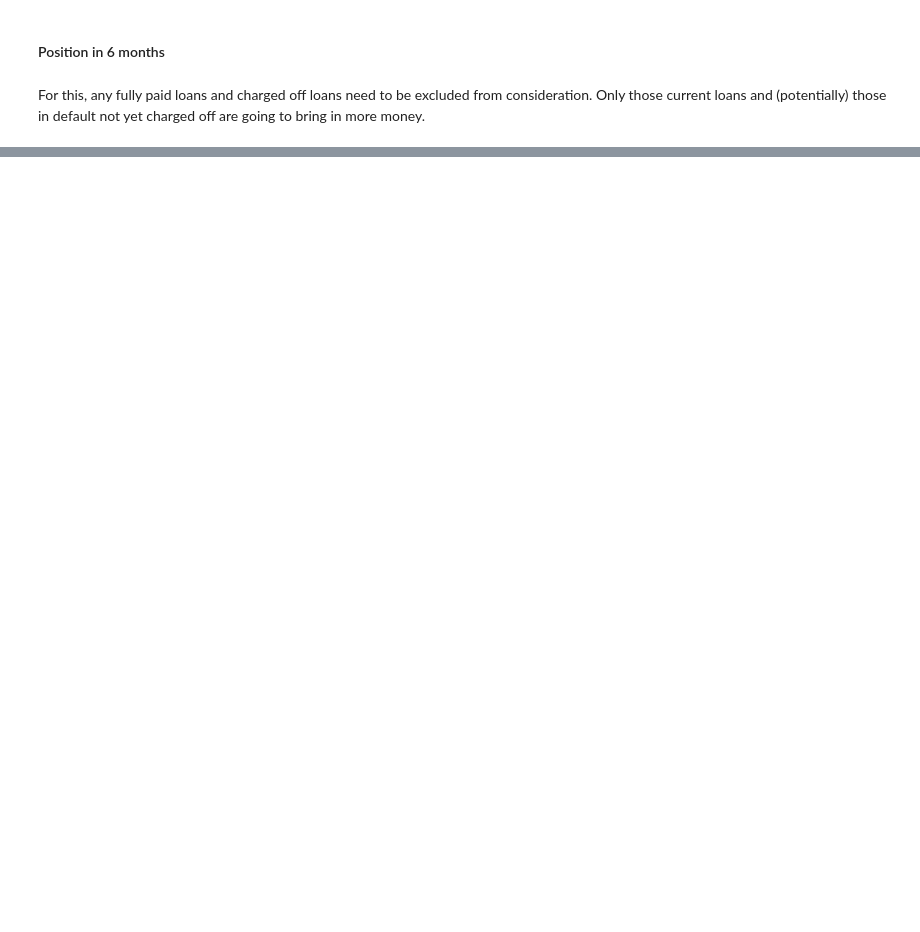
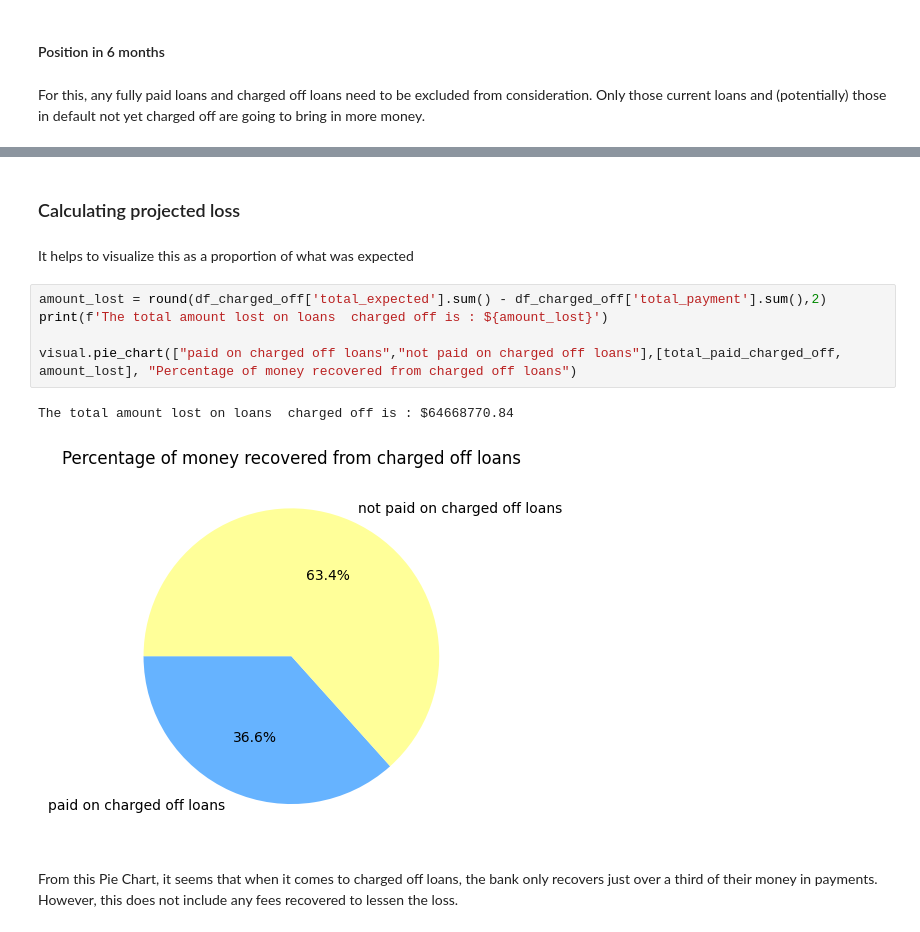
Before and after one commit to balany1/exploratory-data-analysis---customer-loans-in-finance152, a Jupyter notebook: analysis.ipynb, the cells around one changed output, grey strips where cells are left out. Saved outputs shown, nothing was run; the diff lists cells and outputs as text; blank space fills up the shorter version.

Commit message:
projected loss

```diff
--- a/analysis.ipynb
+++ b/analysis.ipynb
@@ -90,0 +199,14 @@ print(rows_to_consider)
+# %% [markdown]
+### Calculating projected loss
+# %% [markdown]
+It helps to visualize this as a proportion of what was expected
+# %%
+amount_lost = round(df_charged_off['total_expected'].sum() - df_charged_off['total_payment'].sum(),2)
+print(f'The total amount lost on loans  charged off is : ${amount_lost}')
+
+visual.pie_chart(["paid on charged off loans","not paid on charged off loans"],[total_paid_charged_off, amount_lost], "Percentage of money recovered from charged off loans")
+# %% [output]
+The total amount lost on loans  charged off is : $64668770.84
+[figure, added]
+# %% [markdown]
+From this Pie Chart, it seems that when it comes to charged off loans, the bank only recovers just over a third of their money in payments. However, this does not include any fees recovered to lessen the loss.
```
Also changed, not shown: parts of 22 cells of this notebook, 18 other files.
